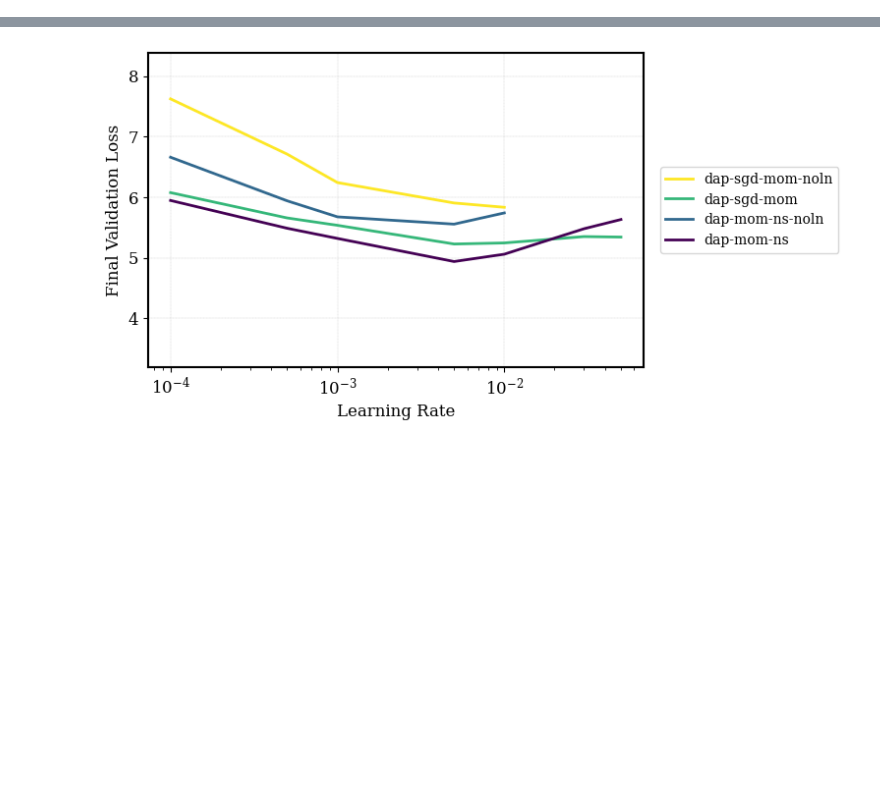
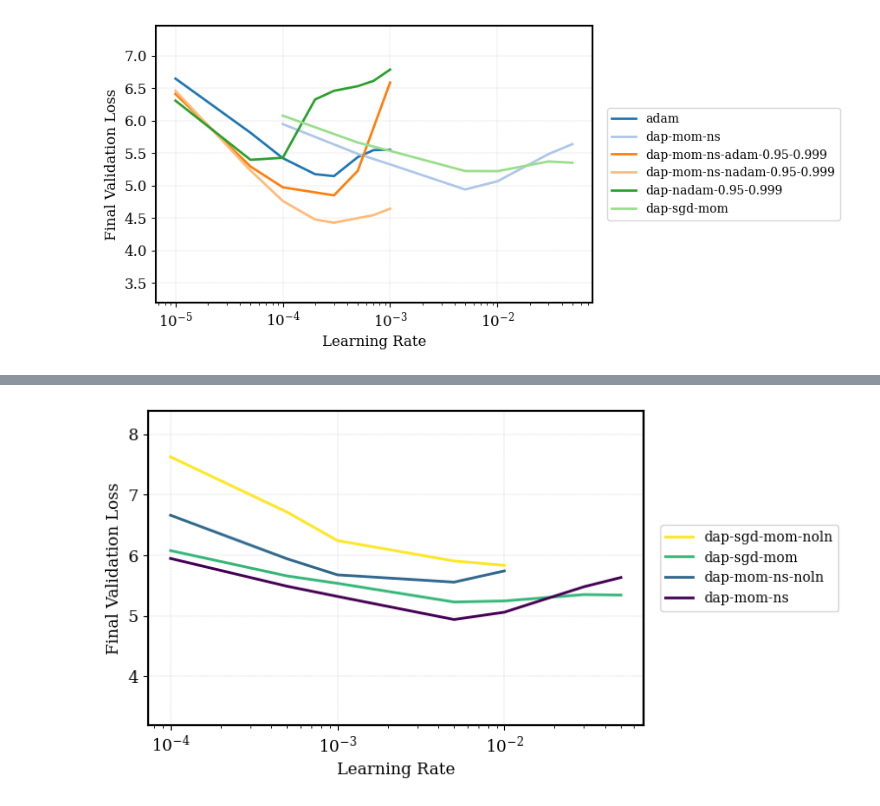
Before and after one commit to gowerrobert/GPT-opt, a Jupyter notebook: make_plots.ipynb, the cells around one changed output, grey strips where cells are left out. Drawn from its saved outputs; the diff is of its cells as text; code cells hidden in the pictures; blank space fills up the shorter version.

Commit message:
added nadam baseline, focussed configs to fineweb1B

```diff
--- a/make_plots.ipynb
+++ b/make_plots.ipynb
@@ -16,3 +13,28 @@ The autoreload extension is already loaded. To reload it, use:
+# %%
+output_dir = "gptopt/outputs/finewebmini_best/"
+outputs = load_outputs(output_dir)
+
+# 2) extract unique method names (before the "-lr-" suffix)
+methods = sorted({ output['name'].split('-lr-')[0] for output in outputs })
+
+# Sort outputs by the order of methods
+outputs = sorted(outputs, key=lambda x: methods.index(x['name'].split('-lr-')[0]))
+
+# 3) get a distinct qualitative colormap (tab20, Set3, or seaborn color_palette)
+# Option A: matplotlib's tab20 (20 distinct colors)
+base_colors = plt.get_cmap("tab20").colors
+
+# Option B: seaborn "hls" or "husl" palette (works for any number of categories)
+# base_colors = sns.color_palette("husl", len(methods))
+
+# 4) assign each method a color
+colormap = {m: base_colors[i % len(base_colors)] for i, m in enumerate(methods)}
+
+# 5) plot
+plot_final_loss_vs_lr(outputs, colormap, outfilename="dap-finewebmini-best", val=True)
+plt.show()
+# %% [output]
+[figure, added]
 # %%
 output_dir = "gptopt/outputs/dap-mom-ns-adam"
 outputs = load_outputs(output_dir)
```
Also changed, not shown: parts of 8 cells of this notebook, 59 other files.
